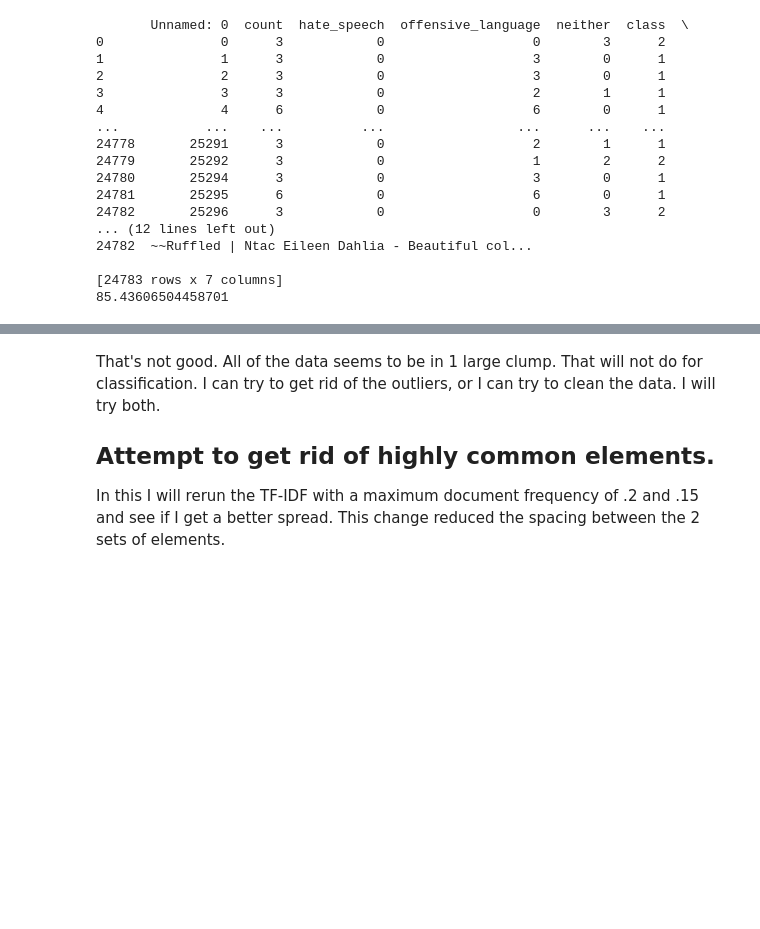
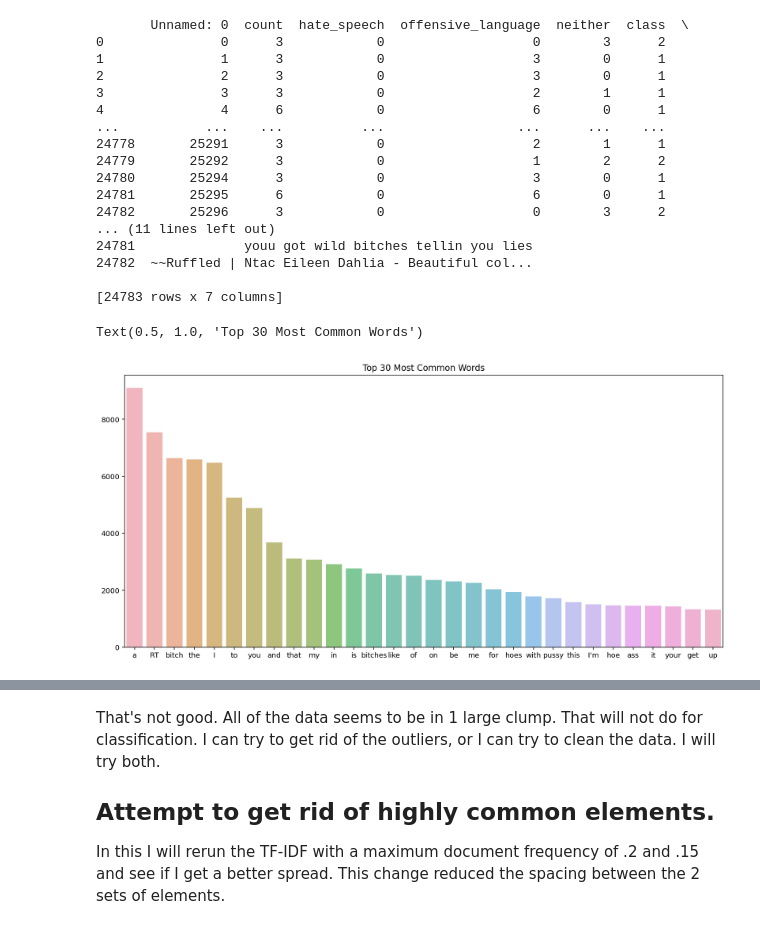
Before and after one commit to isaac1987a/Unsupervised-Learning-Final, a Jupyter notebook: Hate Speach Detection.ipynb, the cells around one changed output, grey strips where cells are left out. Drawn from its saved outputs; the diff is of its cells as text; code cells hidden in the pictures; blank space fills up the shorter version.

```diff
--- a/Hate Speach Detection.ipynb
+++ b/Hate Speach Detection.ipynb
@@ -36,7 +46,6 @@ from sklearn.cluster import DBSCAN
 raw_data = pd.read_csv('Data/labeled_data.csv', header = 0)
 print(raw_data)
 raw_data = raw_data.drop(columns = 'Unnamed: 0')
-print(statistics.mean(raw_data['tweet'].str.len()))
 # %% [output]
        Unnamed: 0  count  hate_speech  offensive_language  neither  class  \
 0               0      3            0                   0        3      2
@@ -50,9 +59,17 @@ print(statistics.mean(raw_data['tweet'].str.len()))
 24780       25294      3            0                   3        0      1
 24781       25295      6            0                   6        0      1
 24782       25296      3            0                   0        3      2
-... (12 lines left out)
+... (11 lines left out)
+24781              youu got wild bitches tellin you lies
 24782  ~~Ruffled | Ntac Eileen Dahlia - Beautiful col...
 
 [24783 rows x 7 columns]
-85.43606504458701
+# %%
+bad_words = (Counter(" ".join(raw_data['tweet']).split()).most_common(30))
+bad_words = list(zip(*bad_words))
+fig, ax = plt.subplots(figsize=(15, 7))
+sns.barplot(x = list(bad_words[0]), y = list(bad_words[1]), ax=ax, alpha = .7).set_title("Top 30 Most Common Words")
+# %% [output]
+Text(0.5, 1.0, 'Top 30 Most Common Words')
+[figure, added]
 # %% [markdown]
```
Also changed, not shown: parts of 17 cells of this notebook.
